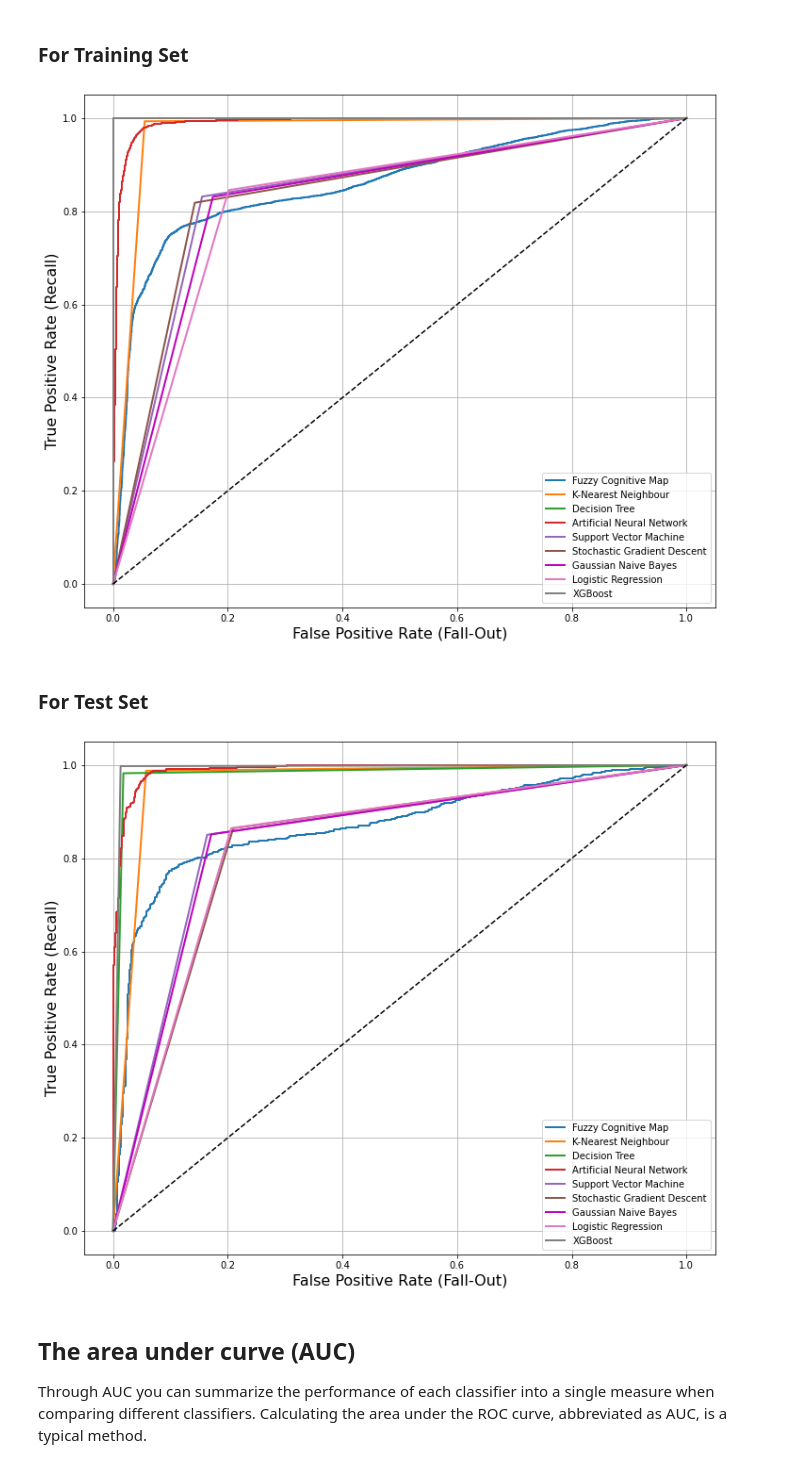
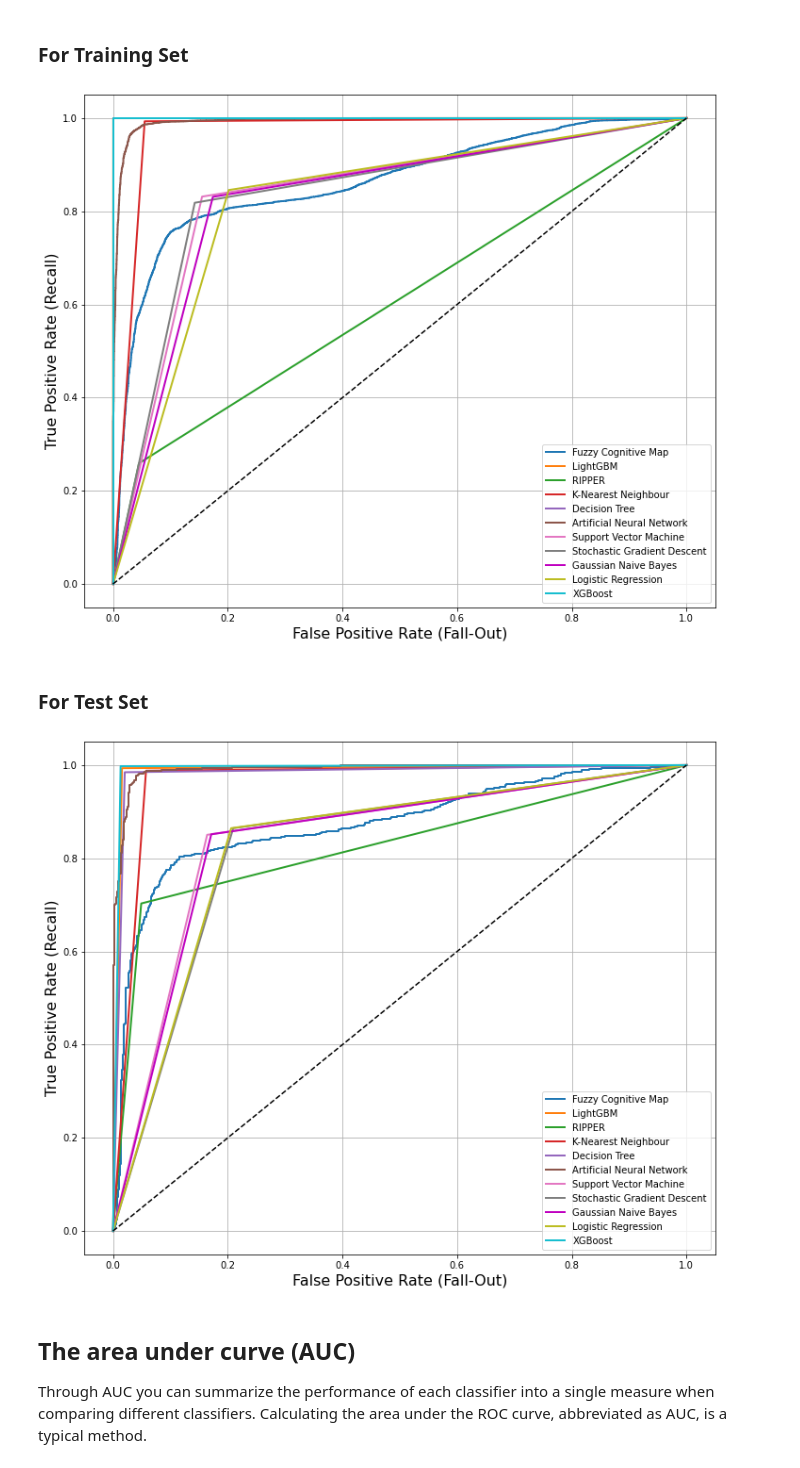
Before and after one commit to marios-tyrovolas/Information-Flow-Based-Fuzzy-Cognitive-Maps-with-Enhanced-Interpretability, a Jupyter notebook: Training and Evaluating other ML models_AI4I_2020.ipynb, the cells around one changed output. Saved outputs shown, nothing was run; the diff lists cells and outputs as text; code cells hidden in the pictures.

```diff
--- a/Training and Evaluating other ML models_AI4I_2020.ipynb
+++ b/Training and Evaluating other ML models_AI4I_2020.ipynb
@@ -130,0 +162,5 @@ auc_list.append(auc_fcm)
+# %%
+# build the lightgbm model
+import lightgbm as lgb
+lgbmc_clf = lgb.LGBMClassifier()
+lgbmc_clf.fit(X_train, y_train.values.ravel())
@@ -130,0 +241,5 @@ auc_list.append(auc_fcm)
+# %%
+import wittgenstein as lw
+ripper_clf = lw.RIPPER() # Or irep_clf = lw.IREP() to build a model using IREP
+ripper_clf.fit(X_train, y_train.values.ravel()) # Or pass X and y data to .fit
+ripper_clf
@@ -130,0 +293,11 @@ auc_list.append(auc_fcm)
+# %%
+from sklearn.metrics import precision_score, recall_score
+
+y_test_pred_ripper = ripper_clf.predict(X_test)
+
+#Default scoring metric is accuracy.
+accuracy = ripper_clf.score(X_test,  y_test.values.ravel())
+precision = ripper_clf.score(X_test, y_test.values.ravel(), precision_score)
+recall = ripper_clf.score(X_test, y_test.values.ravel(), recall_score)
+cond_count = ripper_clf.ruleset_.count_conds()
+print(f'accuracy: {accuracy} precision: {precision} recall: {recall} conds: {cond_count}')
@@ -1102,6 +1330,16 @@ plt.figure(figsize=(12, 10))
 
 #Fuzzy Cognitive Map
 plt.plot(fpr_FCM, tpr_FCM, linewidth=2, label="Fuzzy Cognitive Map")
+
+#------------------------------------------------------------------------------------------------#
+
+#LightGBM Classifier
+plt.plot(fpr_LGBM, tpr_LGBM, linewidth=2, label="LightGBM")
+
+#------------------------------------------------------------------------------------------------#
+
+#RIPPER (Repeated Incremental Pruning to Produce Error Reduction)
+plt.plot(fpr_RIPPER, tpr_RIPPER, linewidth=2, label="RIPPER")
 
 #------------------------------------------------------------------------------------------------#
 
@@ -1165,7 +1403,7 @@ plt.legend(loc=4)
 plt.grid(True)
 plt.show()
 # %% [output]
-[figure, old version]
+[figure, new version]
 # %% [markdown]
 ### For Test Set
 # %%
@@ -1173,6 +1411,16 @@ from sklearn.metrics import roc_curve
 
 #Fuzzy Cognitive Map
 fpr_FCM, tpr_FCM, thresholds_FCM = roc_curve(y_test, y_test_pred_fcm)
+
+#------------------------------------------------------------------------------------------------#
+
+#LightGBM Classifier
+fpr_LGBM, tpr_LGBM, thresholds_LGBM = roc_curve(y_test, y_test_pred_lgbmc)
+
+#------------------------------------------------------------------------------------------------#
+
+#RIPPER (Repeated Incremental Pruning to Produce Error Reduction)
+fpr_RIPPER, tpr_RIPPER, thresholds_RIPPER = roc_curve(y_test, y_test_pred_ripper)
 
 #------------------------------------------------------------------------------------------------#
 
@@ -1219,12 +1467,20 @@ plt.figure(figsize=(12, 10))
 #Fuzzy Cognitive Map
 plt.plot(fpr_FCM, tpr_FCM, linewidth=2, label="Fuzzy Cognitive Map")
 
+#------------------------------------------------------------------------------------------------#
+
+#LightGBM Classifier
+plt.plot(fpr_LGBM, tpr_LGBM, linewidth=2, label="LightGBM")
+
+#------------------------------------------------------------------------------------------------#
+
+#RIPPER (Repeated Incremental Pruning to Produce Error Reduction)
+plt.plot(fpr_RIPPER, tpr_RIPPER, linewidth=2, label="RIPPER")
 
 #------------------------------------------------------------------------------------------------#
 
 #K-Nearest Neighbour (KNN)
 plt.plot(fpr_KNN, tpr_KNN, linewidth=2, label="K-Nearest Neighbour")
-
 
 #------------------------------------------------------------------------------------------------#
 
@@ -1260,34 +1516,34 @@ plt.plot(fpr_NB, tpr_NB, "m-", linewidth=2, label="Gaussian Naive Bayes")
 plt.plot(fpr_LR, tpr_LR, linewidth=2, label="Logistic Regression")
 
 
 #------------------------------------------------------------------------------------------------#
 
 # XGBoost
 plt.plot(fpr_XG, tpr_XG, linewidth=2, label="XGBoost")
 
 #------------------------------------------------------------------------------------------------#
 
 
 # fpr_SGD_90 = fpr_SGD[np.argmax(tpr_SGD >= 0.9)]
 
 # plt.plot([fpr_SGD_90, fpr_SGD_90], [0., 0.9], "r:")
 # plt.plot([0.0, fpr_SGD_90], [0.9, 0.9], "r:")
 # plt.plot([fpr_SGD_90], [0.9], "ro")
 
 # AUC curve
 plt.plot([0, 1], [0, 1], 'k--')
 # plt.axis([0, 1, 0, 1])
 
 
 
 plt.xlabel('False Positive Rate (Fall-Out)', fontsize=16)
 plt.ylabel('True Positive Rate (Recall)', fontsize=16)
 
 plt.legend(loc=4)
 plt.grid(True)
 plt.show()
 # %% [output]
-[figure, old version]
+[figure, new version]
 # %% [markdown]
 ## The area under curve (AUC)
 Through AUC you can summarize the performance of each classifier into a single measure when comparing different classifiers. Calculating the area under the ROC curve, abbreviated as AUC, is a typical method.
```
Also changed, not shown: parts of 81 cells of this notebook.
